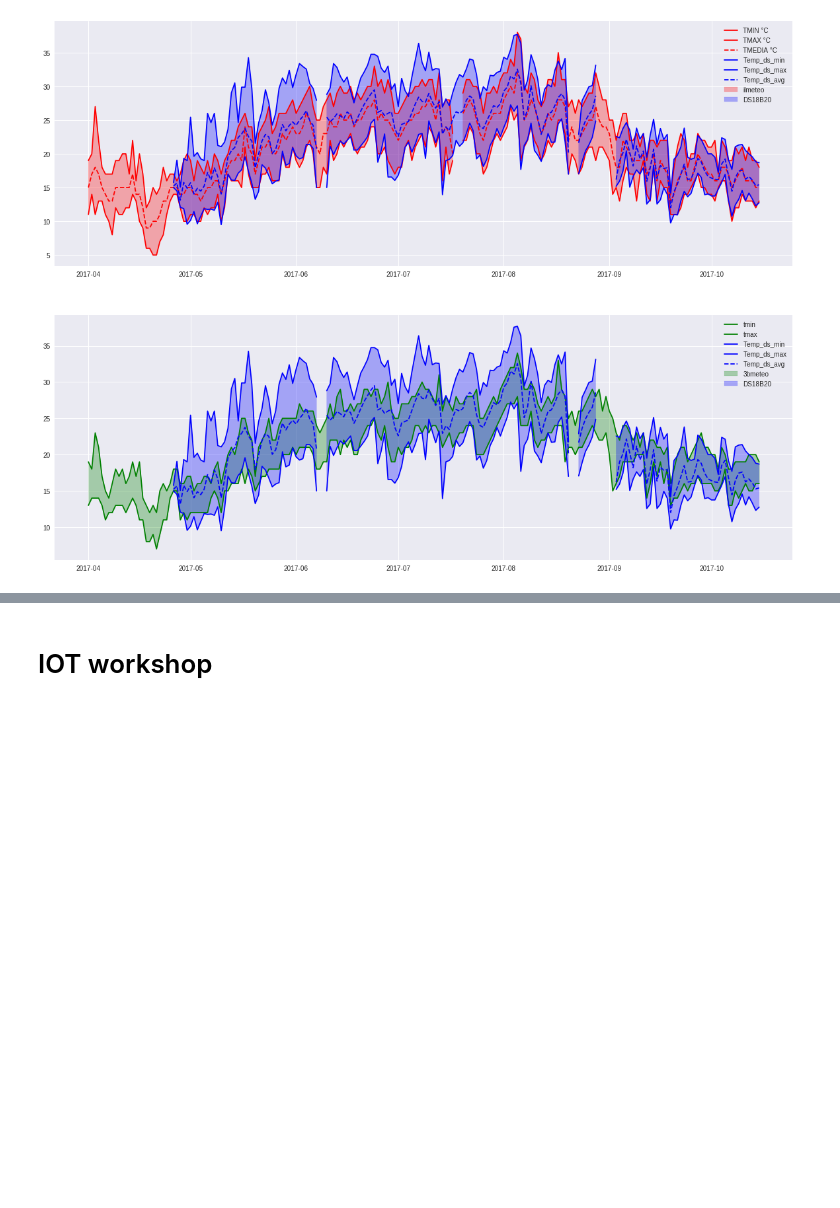
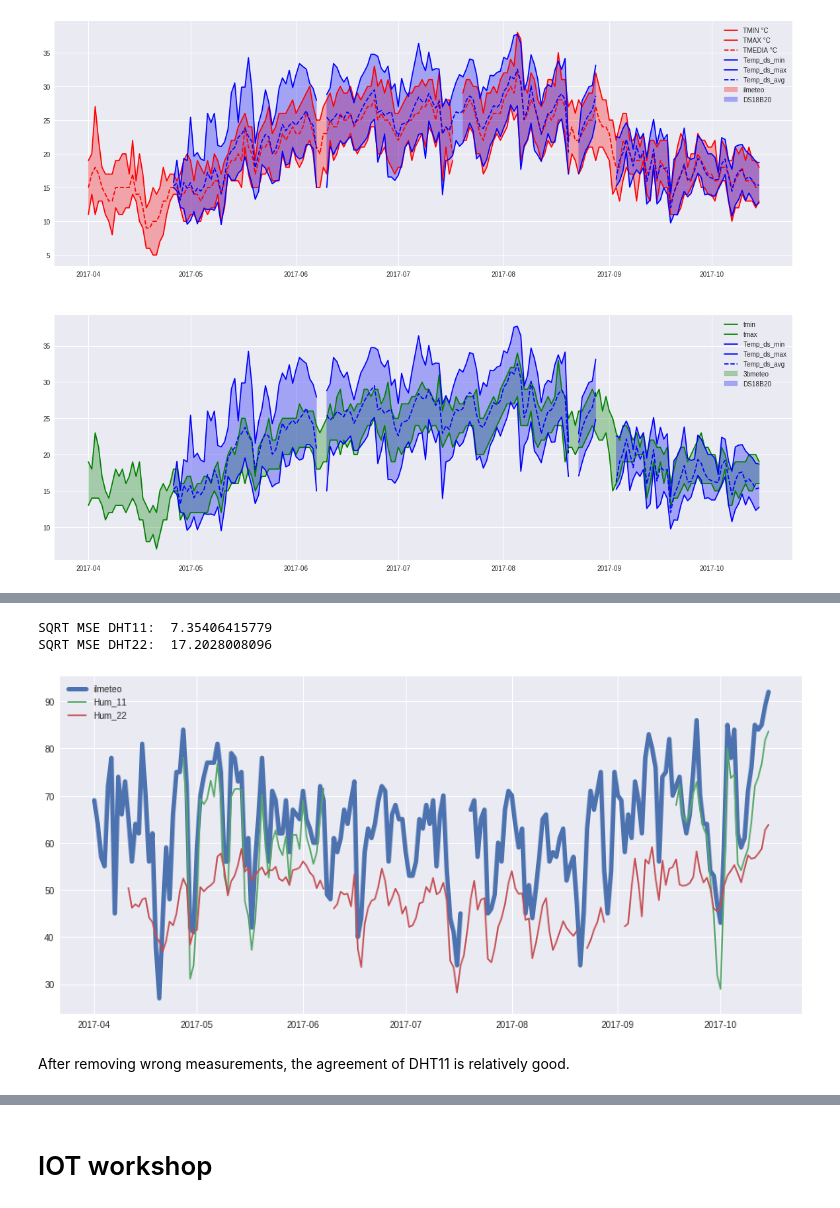
Before and after one commit to baruselli/weather_datalog, a Jupyter notebook: datalog.ipynb, the cells around one changed output, grey strips where cells are left out. Drawn from its saved outputs; the diff is of its cells as text; code cells hidden in the pictures; blank space fills up the shorter version.

```diff
--- a/datalog.ipynb
+++ b/datalog.ipynb
@@ -317,0 +337,10 @@ Let's now switch to the Humidity, which is provided by DHT11 (external) and DHT2
+# %%
+from datetime import datetime
+mask=(all_daily.index >= datetime(2017,6,10)) & (all_daily.index <= datetime(2017,9,17))
+all_daily.Hum_11_avg[mask]=np.nan
+all_daily.Hum_11_min[mask]=np.nan
+all_daily.Hum_11_max[mask]=np.nan
+mask1=(data_tot.index >= datetime(2017,6,10)) & (data_tot.index <= datetime(2017,9,17))
+data_tot.Hum_11[mask1]=np.nan
+mask2=(data_tot_h.index >= datetime(2017,6,10)) & (data_tot_h.index <= datetime(2017,9,17))
+data_tot_h.Hum_11[mask2]=np.nan
@@ -318,3 +358,19 @@ Let's now switch to the Humidity, which is provided by DHT11 (external) and DHT2
+# %%
+f, ax = plt.subplots(1,1,figsize=(15,7))
+ax.plot(all_daily["UMIDITA %"],label="ilmeteo",linewidth=5)
+ax.plot(all_daily["Hum_11_avg"],label="Hum_11")
+ax.plot(all_daily["Hum_22_avg"],label="Hum_22")
+ax.legend()
+h11_avg=all_daily[["UMIDITA %","Hum_11_avg"]].dropna(how="any")
+print ("SQRT MSE DHT11: ", np.sqrt(mse(h11_avg["UMIDITA %"],h11_avg["Hum_11_avg"])))
+h22_avg=all_daily[["UMIDITA %","Hum_22_avg"]].dropna(how="any")
+print ("SQRT MSE DHT22: ", np.sqrt(mse(h22_avg["UMIDITA %"],h22_avg["Hum_22_avg"])))
+# %% [output]
+SQRT MSE DHT11:  7.35406415779
+SQRT MSE DHT22:  17.2028008096
+[figure, added]
+# %% [markdown]
+After removing wrong measurements, the agreement of DHT11 is relatively good.
 # %%
 print(ilmeteo.columns)
 f, ax = plt.subplots(3,2,figsize=(20,35))
```
Also changed, not shown: parts of 10 cells of this notebook.
